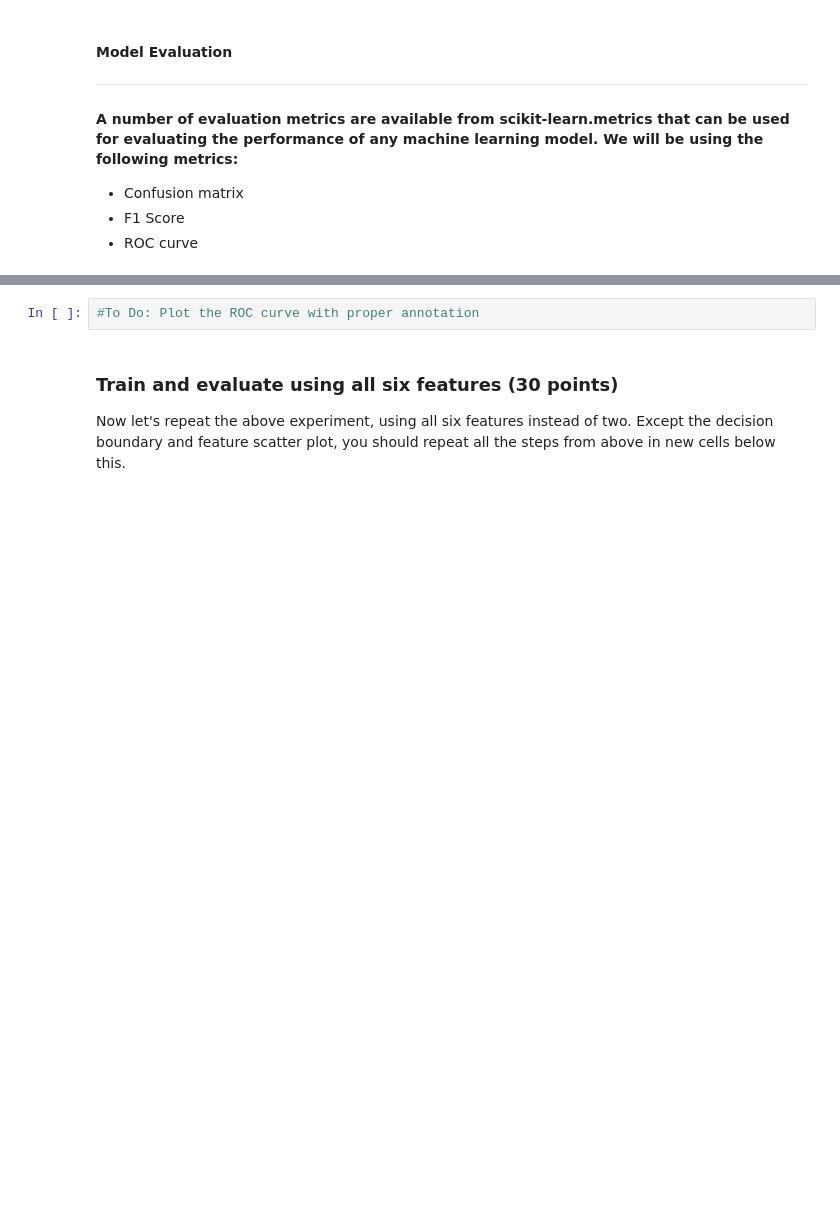
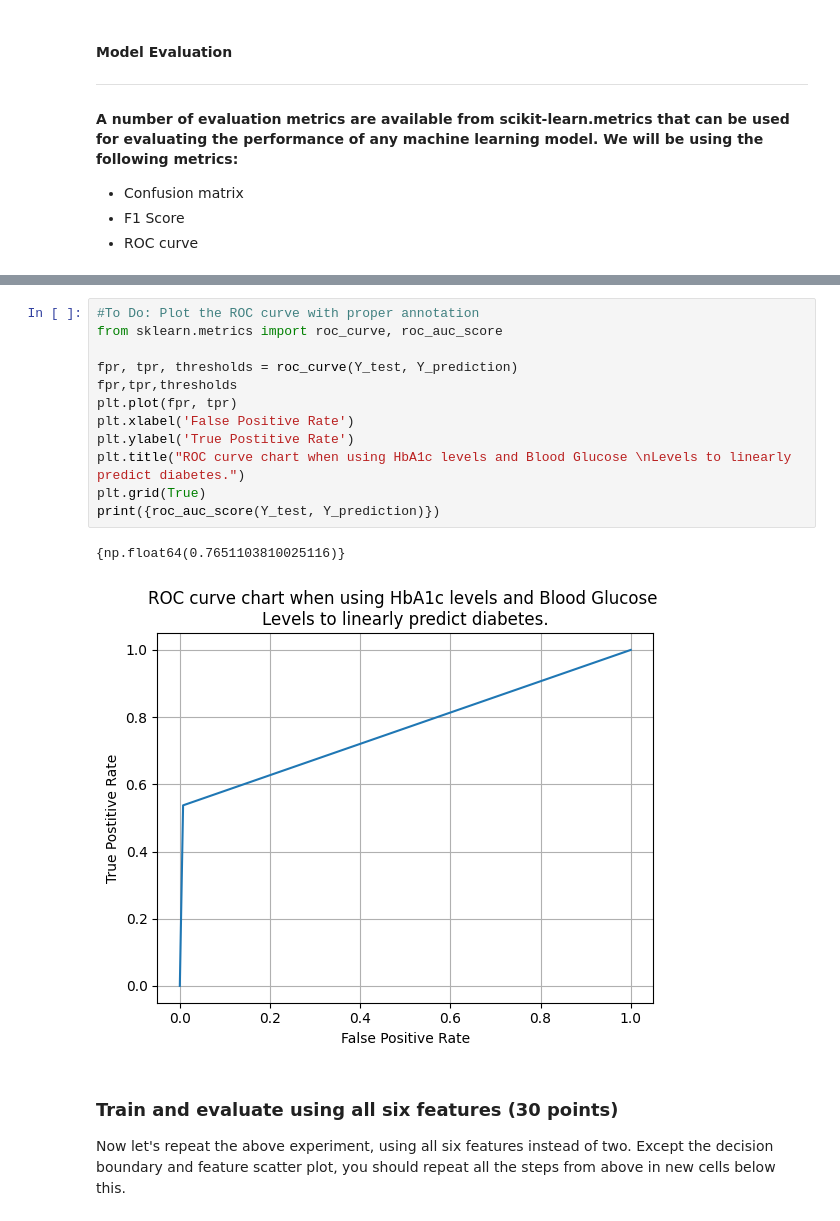
Before and after one commit to PixelatedLatte/MachineLearningProjects, a Jupyter notebook: DiabetesScreeningLCMBlankenship.ipynb, the cells around one changed output, grey strips where cells are left out. Cells and saved outputs as stored; diff of their text form; blank space fills up the shorter version.

```diff
--- a/DiabetesScreeningLCMBlankenship.ipynb
+++ b/DiabetesScreeningLCMBlankenship.ipynb
@@ -345,5 +345,18 @@ f1Score, FP, FN, TP, TN
-# %%
-#To Do: Plot the ROC curve with proper annotation
+# %%
+#To Do: Plot the ROC curve with proper annotation
+from sklearn.metrics import roc_curve, roc_auc_score
+
+fpr, tpr, thresholds = roc_curve(Y_test, Y_prediction)
+fpr,tpr,thresholds
+plt.plot(fpr, tpr)
+plt.xlabel('False Positive Rate')
+plt.ylabel('True Postitive Rate')
+plt.title("ROC curve chart when using HbA1c levels and Blood Glucose \nLevels to linearly predict diabetes.")
+plt.grid(True)
+print({roc_auc_score(Y_test, Y_prediction)})
+# %% [output]
+{np.float64(0.7651103810025116)}
+[figure, added]
 # %% [markdown]
 ### Train and evaluate using all six features (30 points)
 
```
Also changed, not shown: parts of 14 cells of this notebook.
